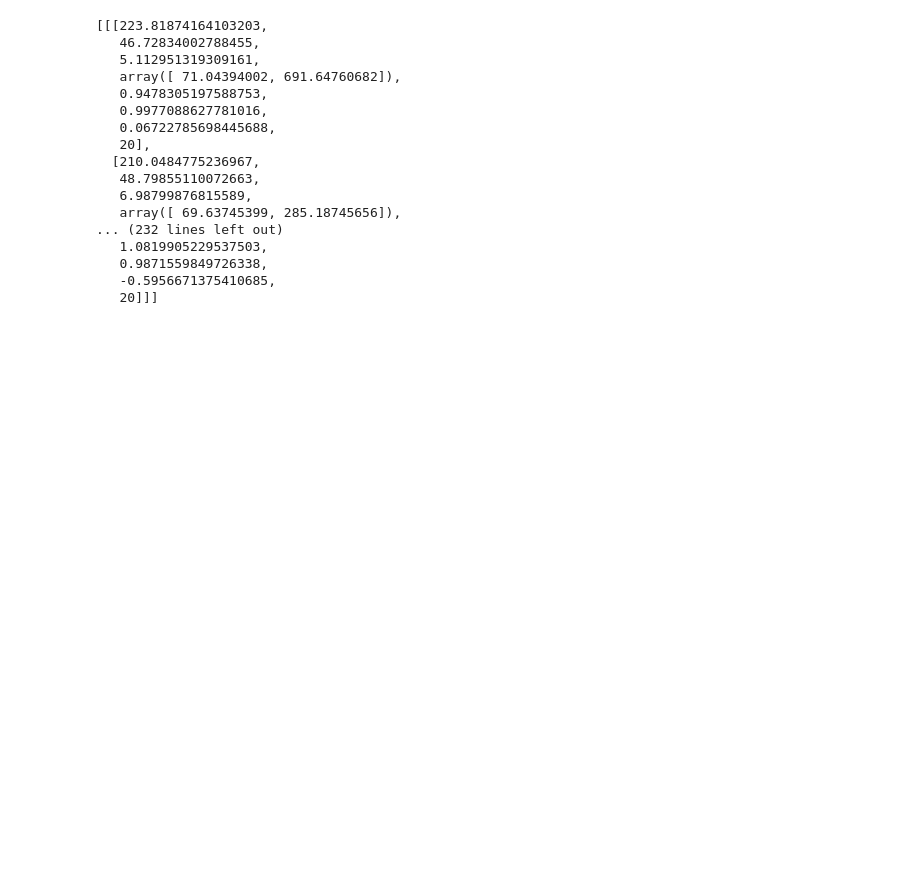
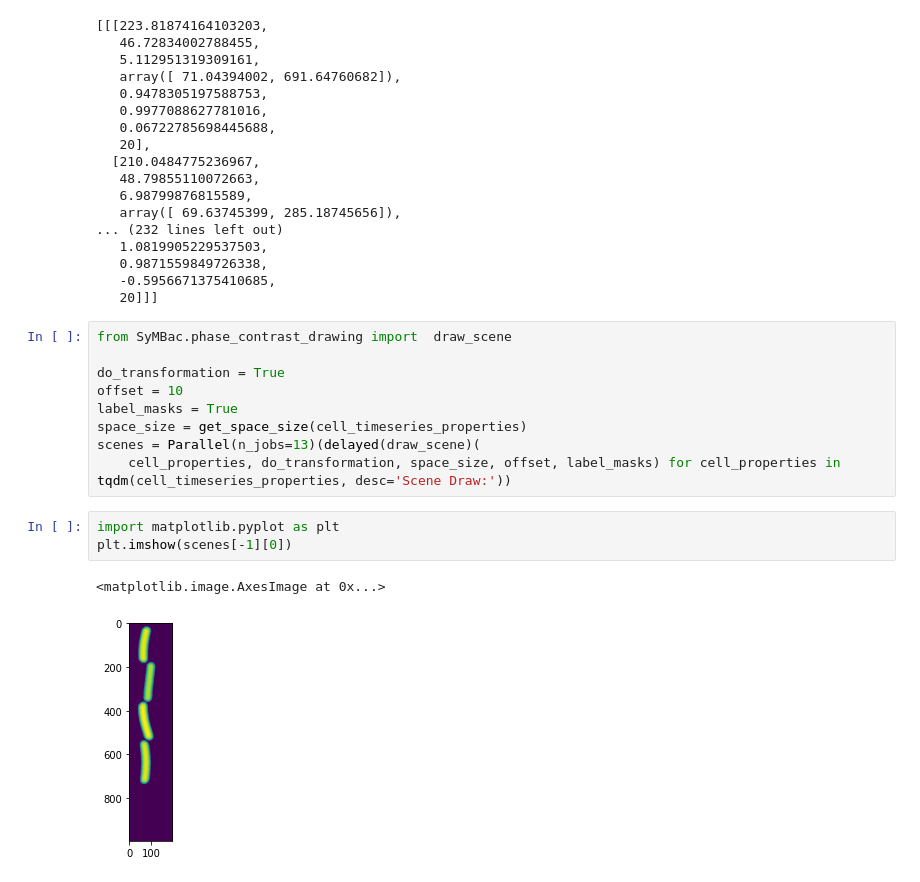
Before and after one commit to georgeoshardo/SyMBac, a Jupyter notebook: examples/docs_notebooks/run_simulation.ipynb, the cells around one changed output. Saved outputs shown, nothing was run; the diff lists cells and outputs as text; blank space fills up the shorter version.

```diff
--- a/examples/docs_notebooks/run_simulation.ipynb
+++ b/examples/docs_notebooks/run_simulation.ipynb
@@ -80,3 +93,18 @@ cell_timeseries_properties
    0.9871559849726338,
    -0.5956671375410685,
    20]]]
+# %%
+from SyMBac.phase_contrast_drawing import  draw_scene
+
+do_transformation = True
+offset = 10
+label_masks = True
+space_size = get_space_size(cell_timeseries_properties)
+scenes = Parallel(n_jobs=13)(delayed(draw_scene)(
+    cell_properties, do_transformation, space_size, offset, label_masks) for cell_properties in tqdm(cell_timeseries_properties, desc='Scene Draw:'))
+# %%
+import matplotlib.pyplot as plt
+plt.imshow(scenes[-1][0])
+# %% [output]
+<matplotlib.image.AxesImage at 0x...>
+[figure, added]
```
Also changed, not shown: parts of 8 cells of this notebook, 13 other files.
